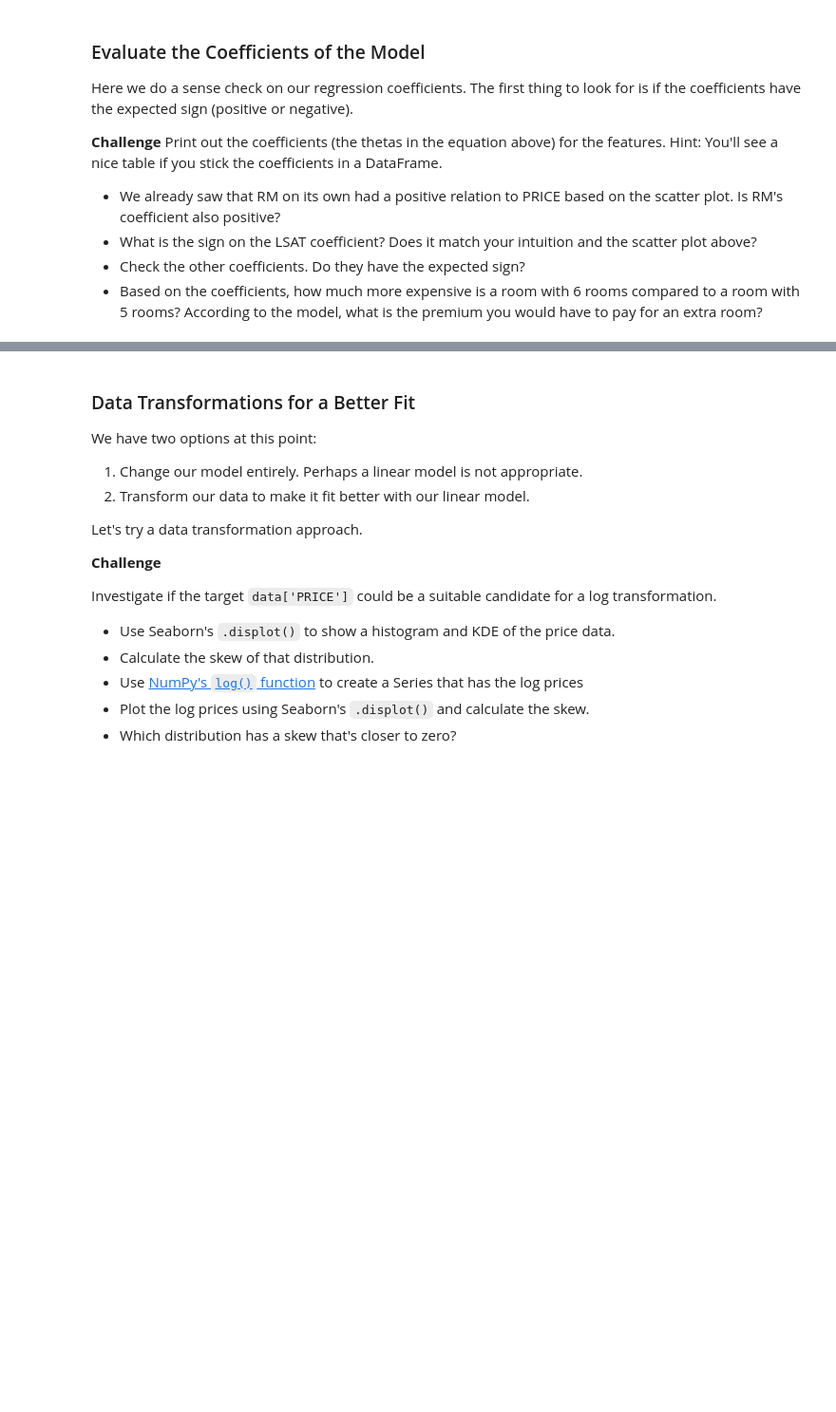
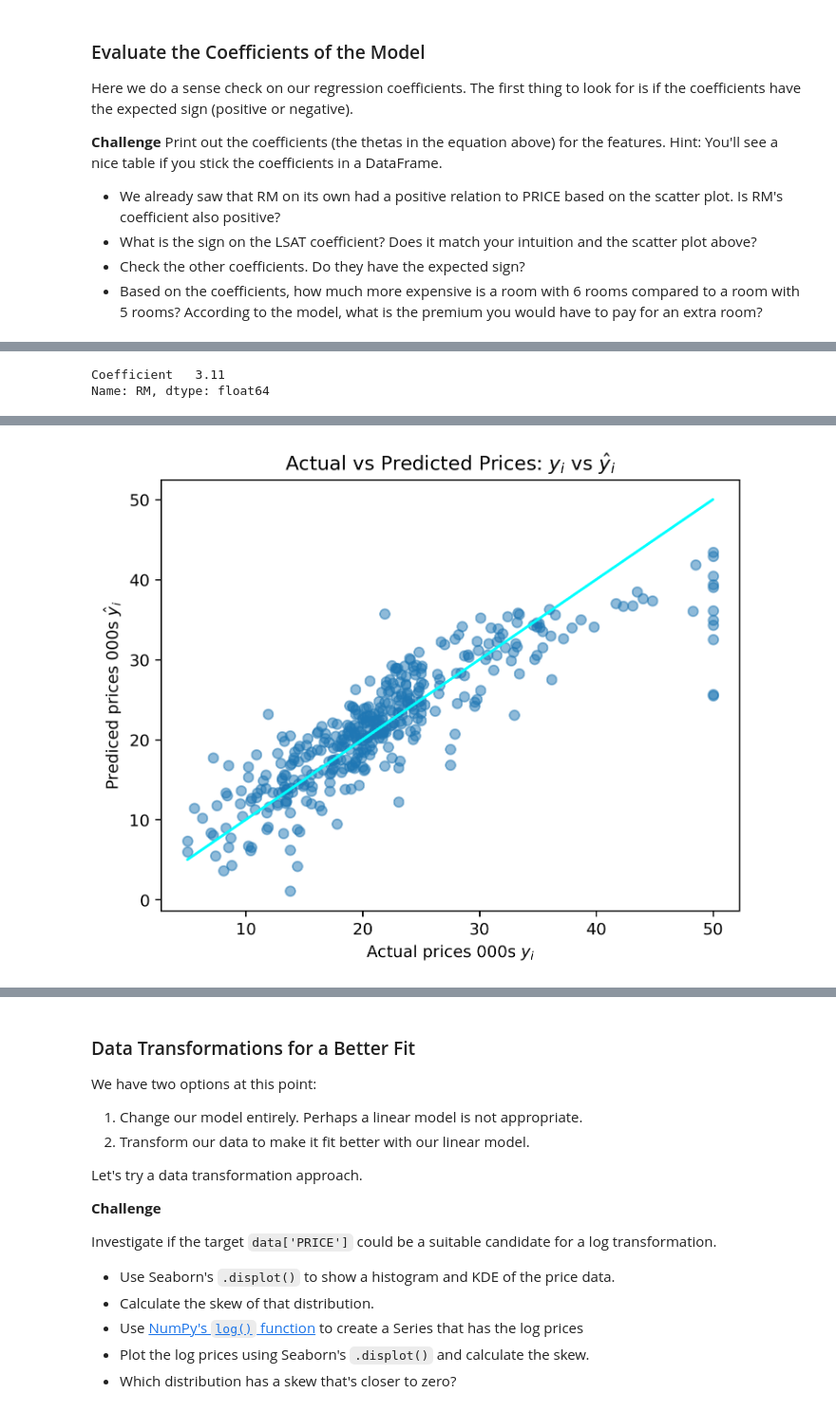
Before and after one commit to thandora/100-days-of-code-udemy, a Jupyter notebook: day-080-capstone-house-prices/house-prices.ipynb, the cells around one changed output, grey strips where cells are left out. Shown at 95% size. Drawn from its saved outputs; the diff is of its cells as text; code cells hidden in the pictures; blank space fills up the shorter version.

```diff
--- a/day-080-capstone-house-prices/house-prices.ipynb
+++ b/day-080-capstone-house-prices/house-prices.ipynb
@@ -505,3 +525,12 @@ Here we do a sense check on our regression coefficients. The first thing to look
+# %%
+# We already saw that RM on its own had a positive relation to PRICE
+# based on the scatter plot. Is RM's coefficient also positive?
+
+regress_coeff.loc["RM"]
+# Yes
+# %% [output]
+Coefficient   3.11
+Name: RM, dtype: float64
 # %% [markdown]
 ### Analyse the Estimated Values & Regression Residuals
 
@@ -524,3 +553,23 @@ The cyan line in the middle shows `y_train` against `y_train`. If the prediction
 The second plot should be the residuals against the predicted prices. Here's what we're looking for:
 
 <img src=https://i.imgur.com/HphsBsj.png height=350>
+# %%
+# Residual = Actual - Predicted
+predicted_price = regress.predict(X_train)
+residuals = y_train - predicted_price
+# %%
+# Actual vs predicted prices
+
+# Plot
+plt.figure(dpi=259)
+plt.scatter(x=y_train, y=predicted_price, alpha=0.5)
+plt.plot(y_train, y_train, color="cyan")
+
+# Format
+plt.title(f"Actual vs Predicted Prices: $y_i$ vs $\hat y_i$")
+plt.xlabel("Actual prices 000s $y_i$")
+plt.ylabel("Prediced prices 000s $\hat y _i$")
+
+plt.show()
+# %% [output]
+[figure, added]
```
Also changed, not shown: parts of 7 cells of this notebook.
